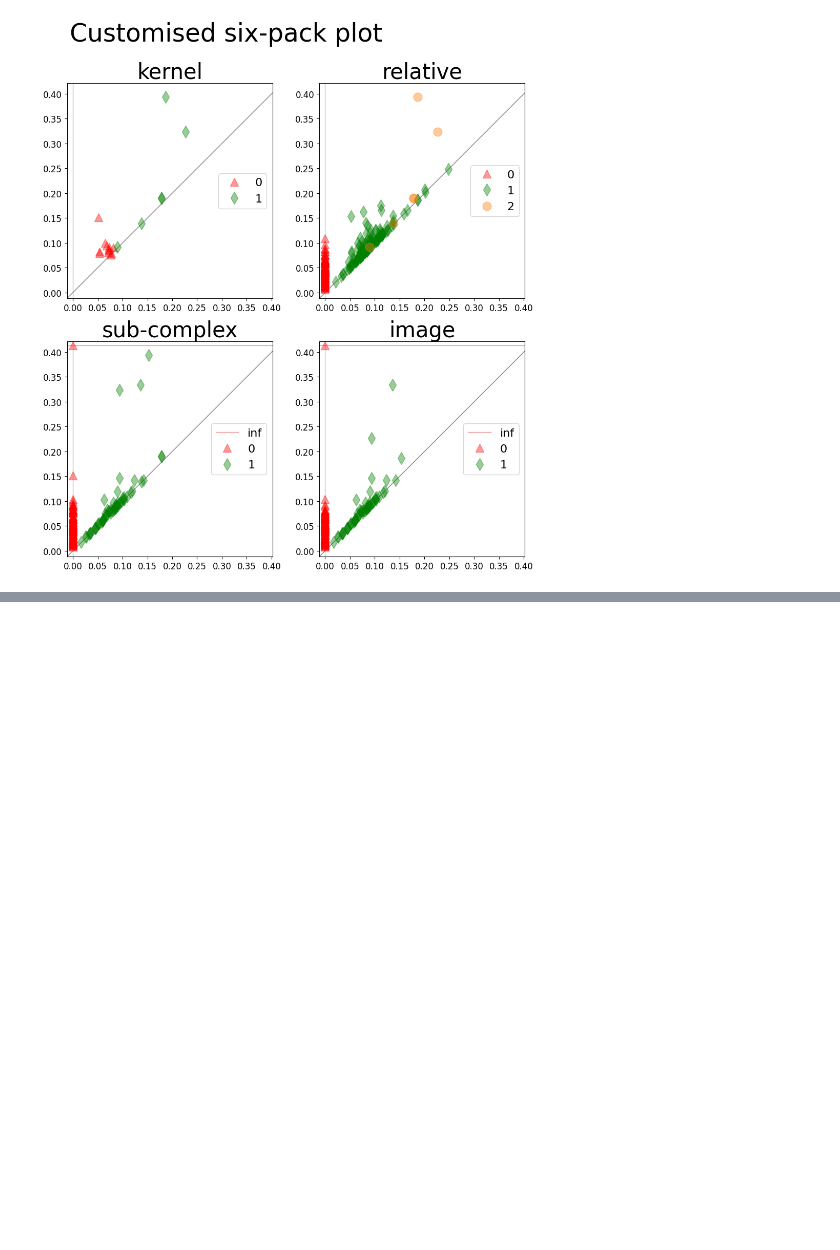
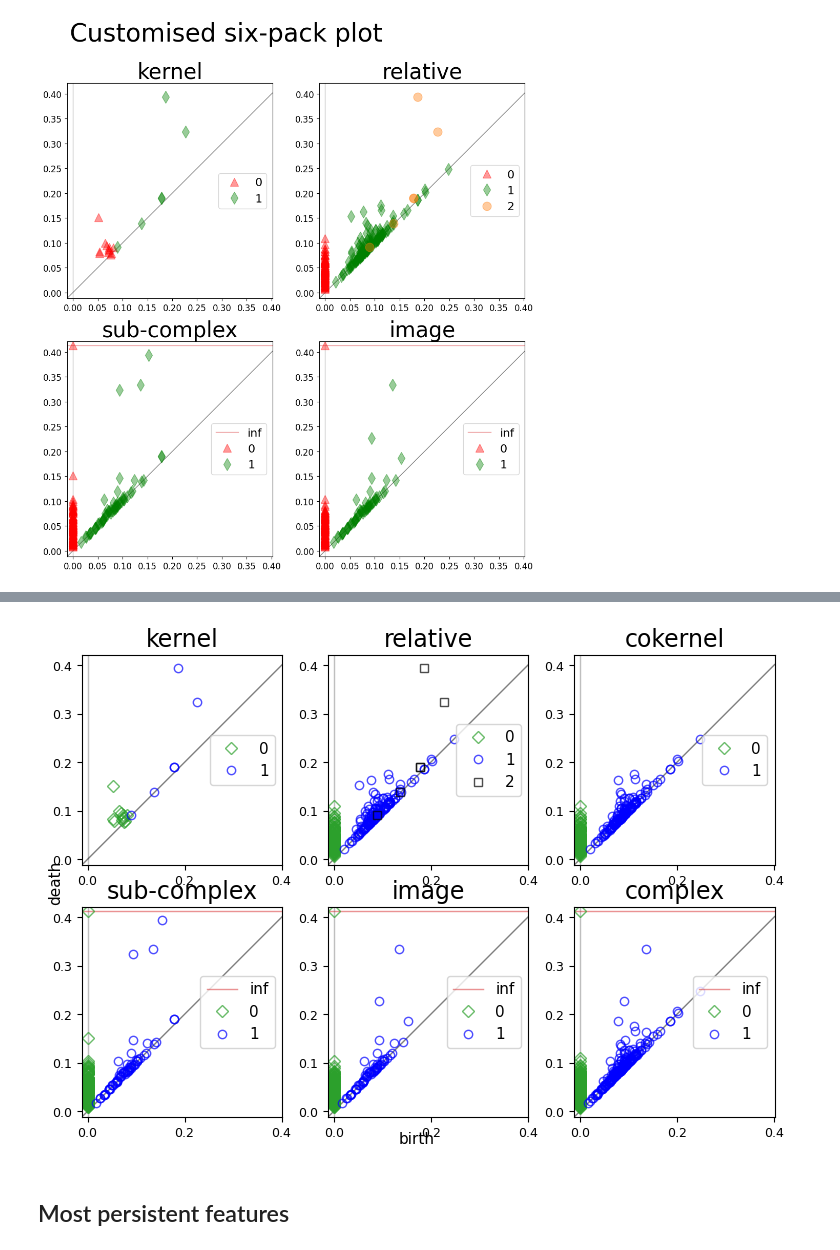
Before and after one commit to OnDraganov/chromatic-tda, a Jupyter notebook: manual.ipynb, the cells around one changed output, grey strips where cells are left out. Cells and saved outputs as stored; diff of their text form; code cells hidden in the pictures; blank space fills up the shorter version.

```diff
--- a/manual.ipynb
+++ b/manual.ipynb
@@ -207,0 +233,8 @@ plt.show()
+# %%
+# Set up the complexes, compute persistence and show the six-pack
+alpha = chro.ChromaticAlphaComplex(points, labels)
+simplicial_complex = alpha.get_simplicial_complex(sub_complex='0')
+chro.plot_six_pack(simplicial_complex, size = 3)
+plt.show()
+# %% [output]
+[figure, added]
@@ -207,0 +244,2 @@ plt.show()
+# %% [markdown]
+## Most persistent features
```
Also changed, not shown: parts of 29 cells of this notebook.
